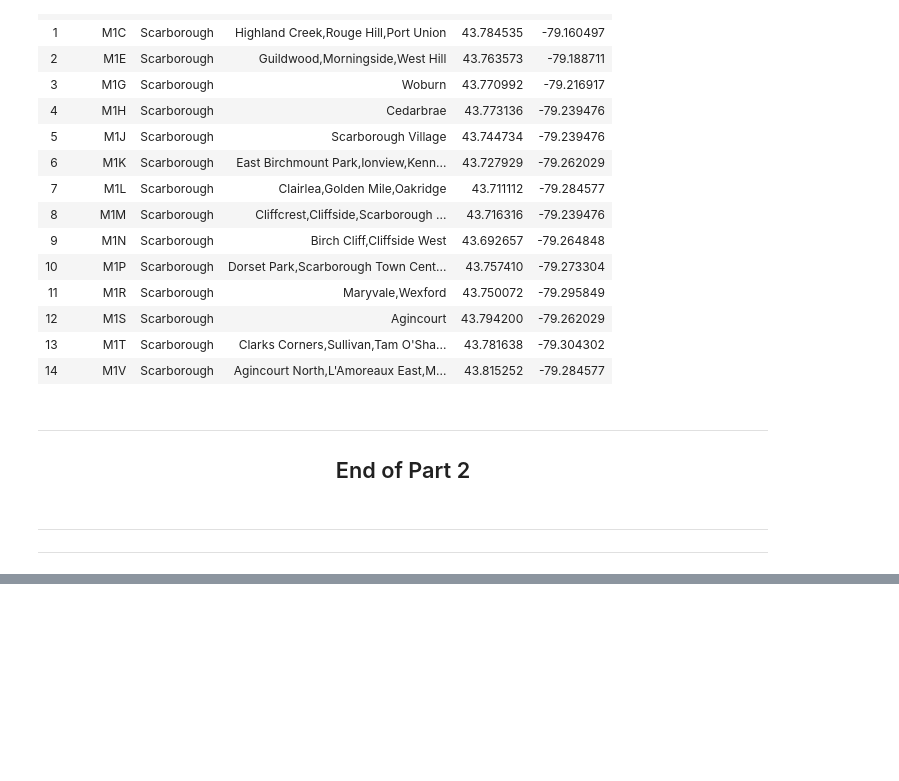
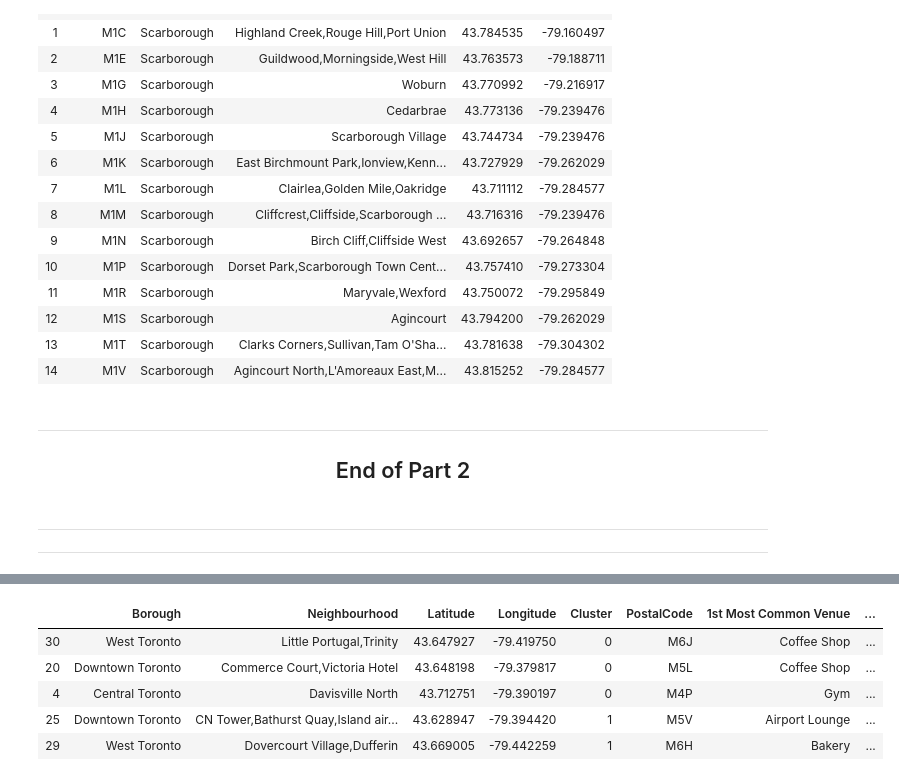
Before and after one commit to nrj101/Coursera_Capstone, a Jupyter notebook: Week-3 Toronto Neighborhoods.ipynb, the cells around one changed output, grey strips where cells are left out. Saved outputs shown, nothing was run; the diff lists cells and outputs as text; code cells hidden in the pictures; blank space fills up the shorter version.

```diff
--- a/Week-3 Toronto Neighborhoods.ipynb
+++ b/Week-3 Toronto Neighborhoods.ipynb
@@ -241,0 +395,27 @@ neighborhoods.head(15)
+# %%
+num_top_venues = 10
+
+indicators = ['st', 'nd', 'rd']
+
+# create columns according to number of top venues
+areaColumns = ['PostalCode', 'Borough', 'Neighborhoods']
+freqColumns = []
+for ind in np.arange(num_top_venues):
+    try:
+        freqColumns.append('{}{} Most Common Venue'.format(ind+1, indicators[ind]))
+    except:
+        freqColumns.append('{}th Most Common Venue'.format(ind+1))
+columns = areaColumns+freqColumns
+# create a new dataframe
+neighborhoods_venues_sorted = pd.DataFrame(columns=columns)
+neighborhoods_venues_sorted['PostalCode'] = toronto_venues_freq['PostalCode']
+neighborhoods_venues_sorted['Borough'] = toronto_venues_freq['Borough']
+neighborhoods_venues_sorted['Neighborhoods'] = toronto_venues_freq['Neighborhoods']
+
+for ind in np.arange(toronto_venues_freq.shape[0]):
+    row_categories = toronto_venues_freq.iloc[ind, :].iloc[3:]
+    row_categories_sorted = row_categories.sort_values(ascending=False)
+    neighborhoods_venues_sorted.iloc[ind, 3:] = row_categories_sorted.index.values[0:num_top_venues]
+
+neighborhoods_venues_sorted.sort_values(freqColumns, inplace=True)
+neighborhoods_venues_sorted.head()
@@ -241,0 +464,23 @@ neighborhoods.head(15)
+# %%
+from sklearn.cluster import KMeans
+kclusters = 3
+
+toronto_venues_freq_clustering = toronto_venues_freq.drop(['PostalCode', 'Borough', 'Neighborhoods'], 1)
+
+kmeans = KMeans(n_clusters=kclusters, random_state=0).fit(toronto_venues_freq_clustering)
+
+toronto_clustered_df = toronto_df.drop(index=[35,36,37])
+toronto_clustered_df['Cluster'] = kmeans.labels_
+toronto_clustered_df['PostalCode'] = toronto_clustered_df['Postcode']
+toronto_clustered_df.drop(['Postcode'], 1, inplace=True)
+
+toronto_clustered_df = toronto_clustered_df.merge(neighborhoods_venues_sorted.drop(['Borough', 'Neighborhoods'], 1), on='PostalCode')
+toronto_clustered_df.sort_values(['Cluster'] + freqColumns, inplace=True)
+toronto_clustered_df.head()
+# %% [output]
+|  | Borough | Neighbourhood | Latitude | Longitude | Cluster | PostalCode | 1st Most Common Venue | ... |
+| 30 | West Toronto | Little Portugal,Trinity | 43.647927 | -79.419750 | 0 | M6J | Coffee Shop | ... |
+| 20 | Downtown Toronto | Commerce Court,Victoria Hotel | 43.648198 | -79.379817 | 0 | M5L | Coffee Shop | ... |
+| 4 | Central Toronto | Davisville North | 43.712751 | -79.390197 | 0 | M4P | Gym | ... |
+| 25 | Downtown Toronto | CN Tower,Bathurst Quay,Island air... | 43.628947 | -79.394420 | 1 | M5V | Airport Lounge | ... |
+| 29 | West Toronto | Dovercourt Village,Dufferin | 43.669005 | -79.442259 | 1 | M6H | Bakery | ... |
```
Also changed, not shown: parts of 23 cells of this notebook.
